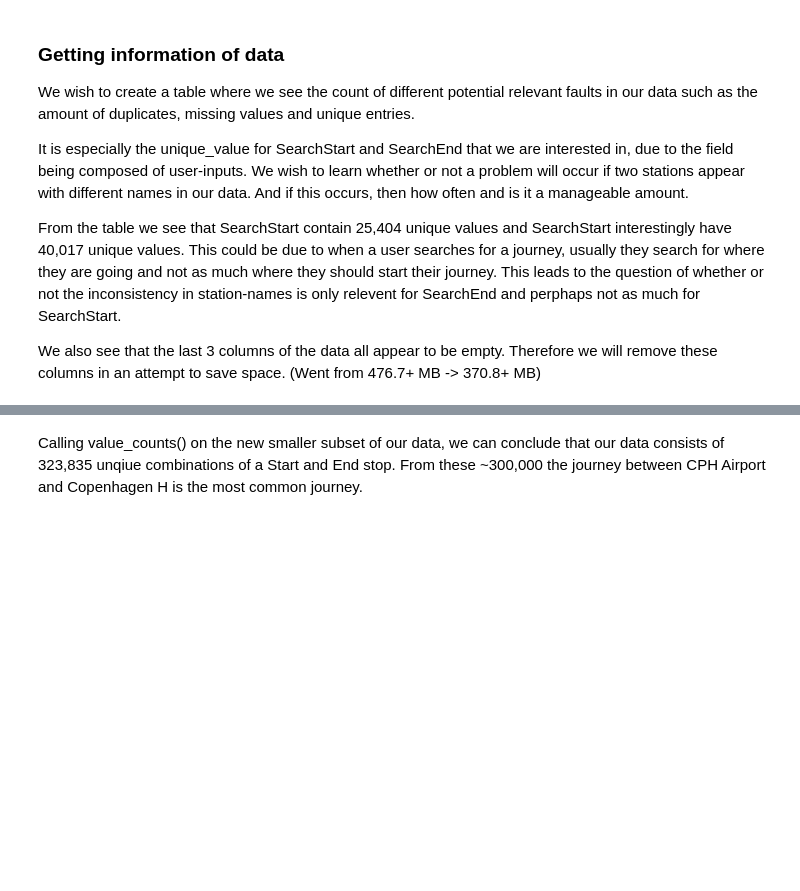
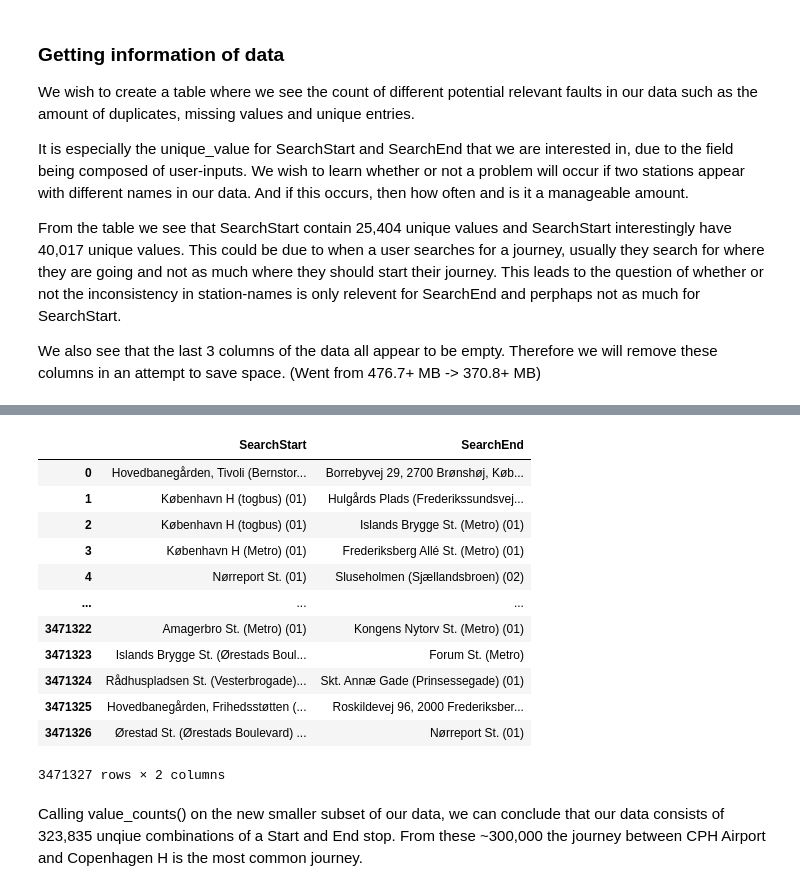
Before and after one commit to monicahardt/BachelorProject, a Jupyter notebook: Notebooks/Journeys_Explore.ipynb, the cells around one changed output, grey strips where cells are left out. Saved outputs shown, nothing was run; the diff lists cells and outputs as text; code cells hidden in the pictures; blank space fills up the shorter version.

```diff
--- a/Notebooks/Journeys_Explore.ipynb
+++ b/Notebooks/Journeys_Explore.ipynb
@@ -77,4 +114,4 @@ data.info()
 # %%
-data = data.drop(columns=['JourneyClasses_Id', 'TravelType', 'ExtraFrom', 'ExtraTo']).reset_index()
+data = data.drop(columns=['JourneyClasses_Id', 'TravelType', 'ExtraFrom', 'ExtraTo', 'Type', 'internalStartZones', 'StartZone', 'internalValidZones']).reset_index()
 # %%
 data.info()
@@ -81,5 +136,19 @@ data.info()
 # %%
-data[['SearchStart', 'SearchEnd']].agg(list)
+data[['SearchStart', 'SearchEnd']]
+# %% [output]
+|  | SearchStart | SearchEnd |
+| 0 | Hovedbanegården, Tivoli (Bernstor... | Borrebyvej 29, 2700 Brønshøj, Køb... |
+| 1 | København H (togbus) (01) | Hulgårds Plads (Frederikssundsvej... |
+| 2 | København H (togbus) (01) | Islands Brygge St. (Metro) (01) |
+| 3 | København H (Metro) (01) | Frederiksberg Allé St. (Metro) (01) |
+| 4 | Nørreport St. (01) | Sluseholmen (Sjællandsbroen) (02) |
+| ... | ... | ... |
+| 3471322 | Amagerbro St. (Metro) (01) | Kongens Nytorv St. (Metro) (01) |
+| 3471323 | Islands Brygge St. (Ørestads Boul... | Forum St. (Metro) |
+| 3471324 | Rådhuspladsen St. (Vesterbrogade)... | Skt. Annæ Gade (Prinsessegade) (01) |
+| 3471325 | Hovedbanegården, Frihedsstøtten (... | Roskildevej 96, 2000 Frederiksber... |
+| 3471326 | Ørestad St. (Ørestads Boulevard) ... | Nørreport St. (01) |
+3471327 rows × 2 columns
 # %%
 station_counts = data[['SearchStart', 'SearchEnd']]
 # %% [markdown]
```
Also changed, not shown: parts of 8 cells of this notebook.
